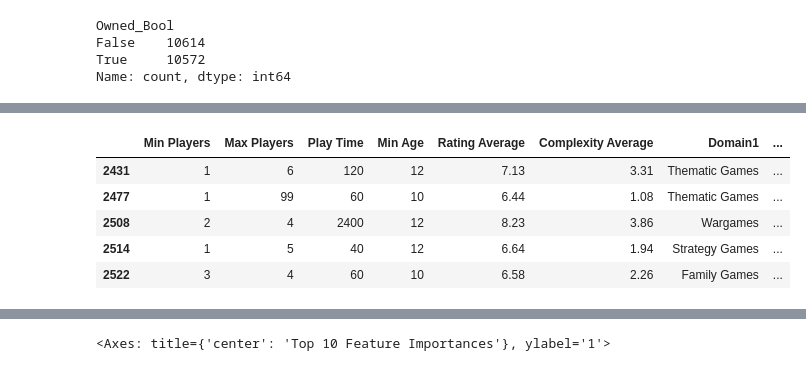
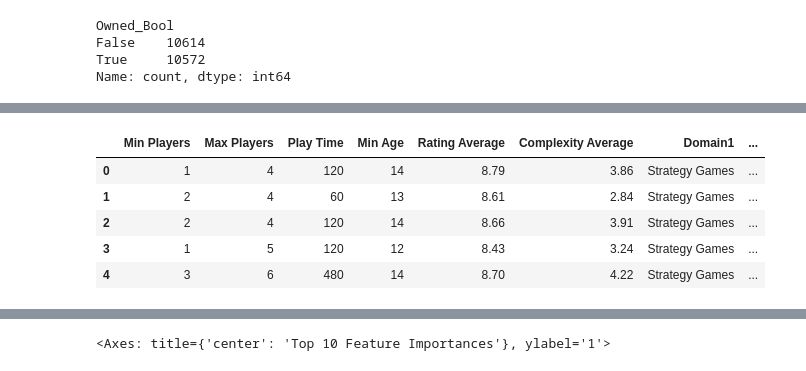
Before and after one commit to jkspiva/Final-Project-Group3, a Jupyter notebook: Jeff/Owned_Model_3.ipynb, the cells around one changed output, grey strips where cells are left out. Cells and saved outputs as stored; diff of their text form; code cells hidden in the pictures.

```diff
--- a/Jeff/Owned_Model_2.ipynb
+++ b/Jeff/Owned_Model_3.ipynb
@@ -129,13 +92,13 @@ memory usage: 2.7+ MB
 # %%
-df_owned = df_owned.drop(columns=['Owned Users', 'Name', 'Year Offset', 'Owned_Per_Year', 'Users Rated', 'Owned_Bool'])
+df_owned = df_merged.drop(columns=['Owned Users', 'Name', 'Year Offset', 'Owned_Per_Year', 'Users Rated', 'Owned_Bool'])
 df_owned.head()
 # %% [output]
 |  | Min Players | Max Players | Play Time | Min Age | Rating Average | Complexity Average | Domain1 | ... |
-| 2431 | 1 | 6 | 120 | 12 | 7.13 | 3.31 | Thematic Games | ... |
-| 2477 | 1 | 99 | 60 | 10 | 6.44 | 1.08 | Thematic Games | ... |
-| 2508 | 2 | 4 | 2400 | 12 | 8.23 | 3.86 | Wargames | ... |
-| 2514 | 1 | 5 | 40 | 12 | 6.64 | 1.94 | Strategy Games | ... |
-| 2522 | 3 | 4 | 60 | 10 | 6.58 | 2.26 | Family Games | ... |
+| 0 | 1 | 4 | 120 | 14 | 8.79 | 3.86 | Strategy Games | ... |
+| 1 | 2 | 4 | 60 | 13 | 8.61 | 2.84 | Strategy Games | ... |
+| 2 | 2 | 4 | 120 | 14 | 8.66 | 3.91 | Strategy Games | ... |
+| 3 | 1 | 5 | 120 | 12 | 8.43 | 3.24 | Strategy Games | ... |
+| 4 | 3 | 6 | 480 | 14 | 8.70 | 4.22 | Strategy Games | ... |
 # %%
 df_owned = pd.get_dummies(df_owned, columns=['Most Notable Genre', 'Most Notable Mechanic', 'Domain1'])
 df_owned.tail()
```
Also changed, not shown: parts of 8 cells of this notebook.
